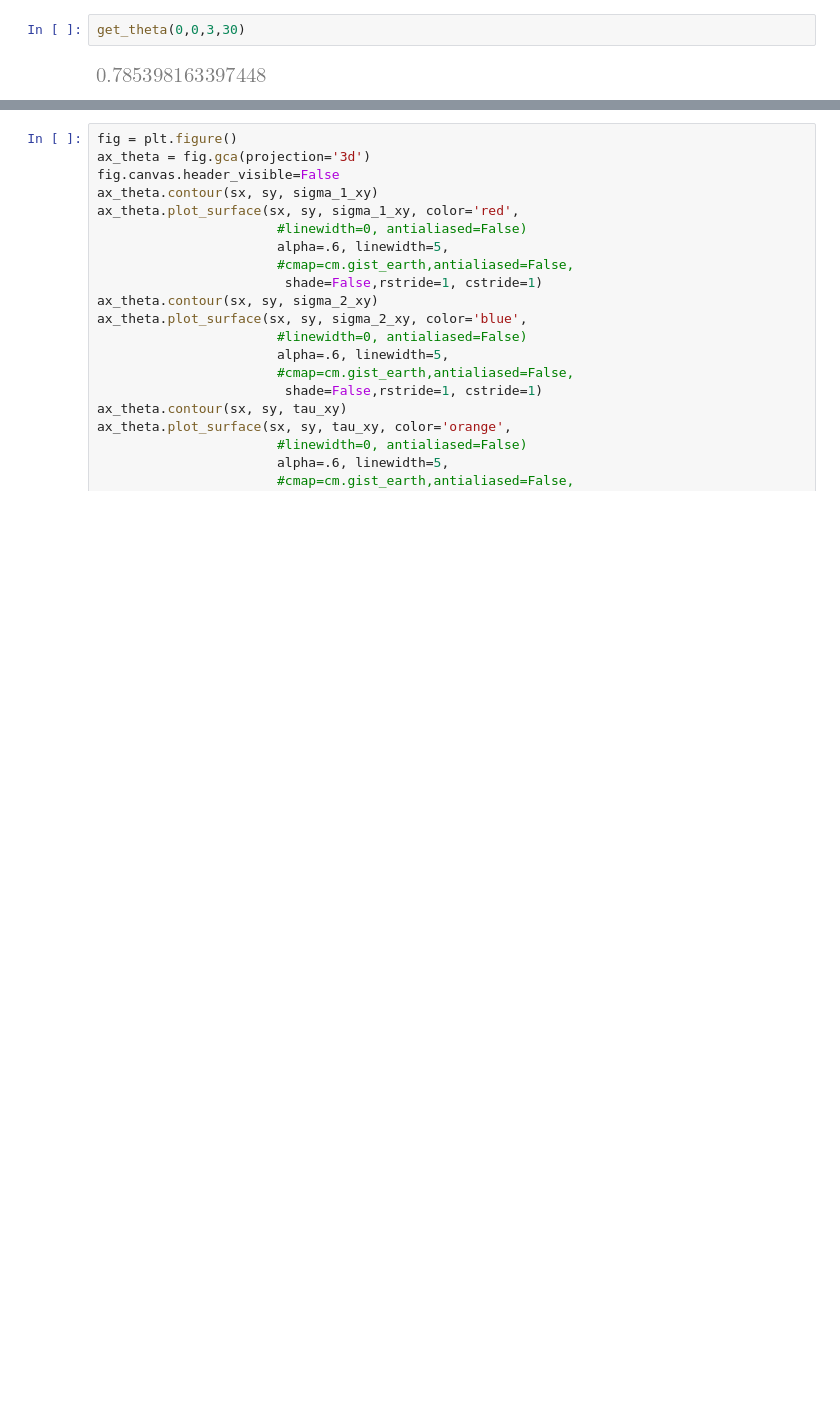
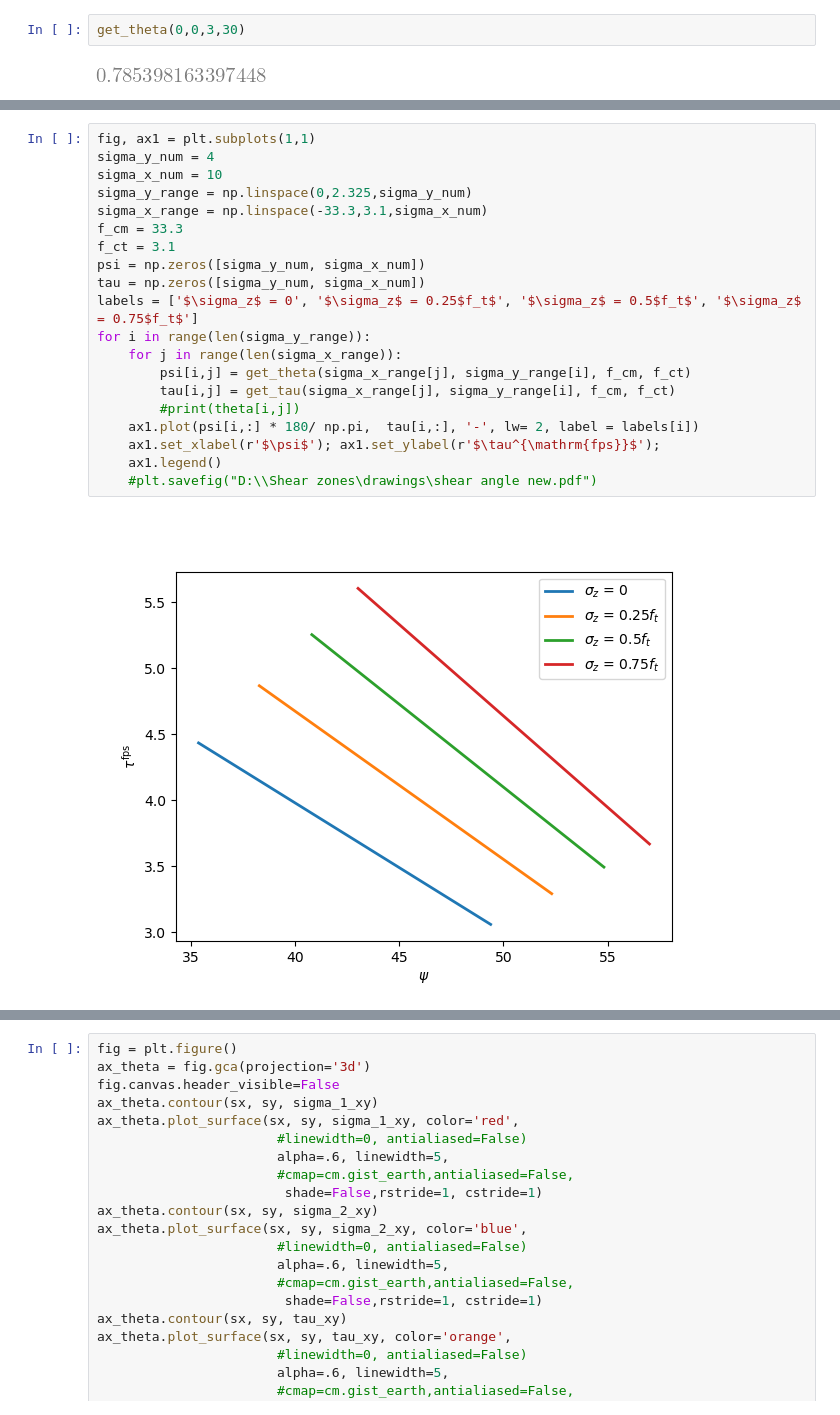
Before and after one commit to bmcs-group/bmcs_shear_zone, a Jupyter notebook: notebooks/fib/principle_stress_at_yielding.ipynb, the cells around one changed output, grey strips where cells are left out. Drawn from its saved outputs; the diff is of its cells as text; blank space fills up the shorter version.

```diff
--- a/notebooks/fib/principle_stress_at_yielding.ipynb
+++ b/notebooks/fib/principle_stress_at_yielding.ipynb
@@ -288,0 +296,22 @@ get_theta(0,0,3,30)
+# %%
+fig, ax1 = plt.subplots(1,1)
+sigma_y_num = 4
+sigma_x_num = 10
+sigma_y_range = np.linspace(0,2.325,sigma_y_num)
+sigma_x_range = np.linspace(-33.3,3.1,sigma_x_num)
+f_cm = 33.3
+f_ct = 3.1
+psi = np.zeros([sigma_y_num, sigma_x_num])
+tau = np.zeros([sigma_y_num, sigma_x_num])
+labels = ['$\sigma_z$ = 0', '$\sigma_z$ = 0.25$f_t$', '$\sigma_z$ = 0.5$f_t$', '$\sigma_z$ = 0.75$f_t$']
+for i in range(len(sigma_y_range)):
+    for j in range(len(sigma_x_range)):
+        psi[i,j] = get_theta(sigma_x_range[j], sigma_y_range[i], f_cm, f_ct)
+        tau[i,j] = get_tau(sigma_x_range[j], sigma_y_range[i], f_cm, f_ct)
+        #print(theta[i,j])
+    ax1.plot(psi[i,:] * 180/ np.pi,  tau[i,:], '-', lw= 2, label = labels[i])
+    ax1.set_xlabel(r'$\psi$'); ax1.set_ylabel(r'$\tau^{\mathrm{fps}}$');
+    ax1.legend()
+    #plt.savefig("D:\\Shear zones\drawings\shear angle new.pdf")
+# %% [output]
+[figure, added]
```
Also changed, not shown: parts of 5 cells of this notebook, 4 other files.
